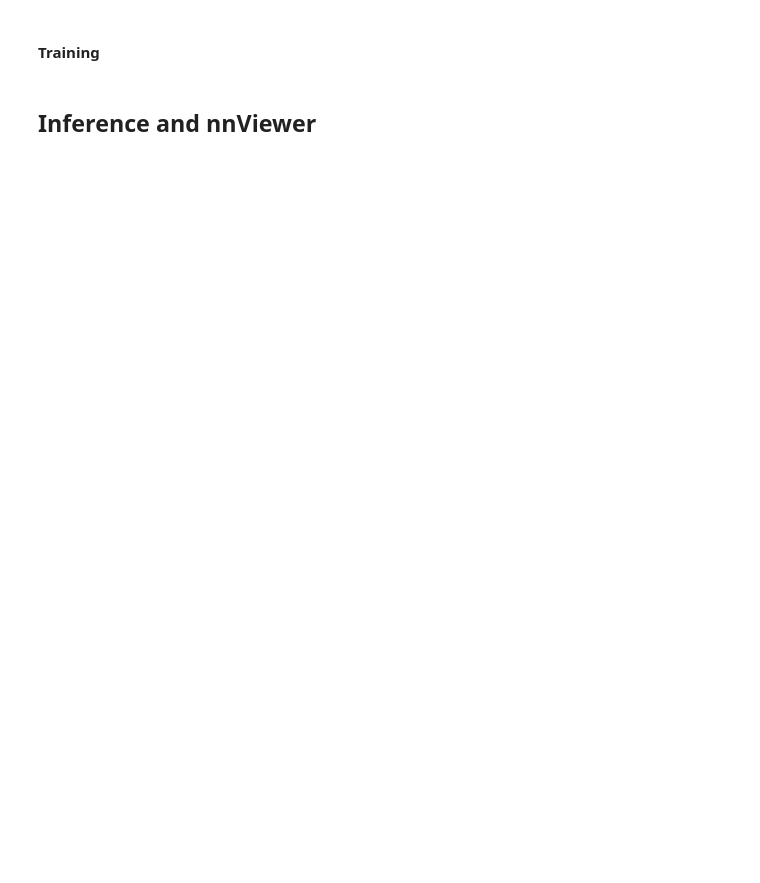
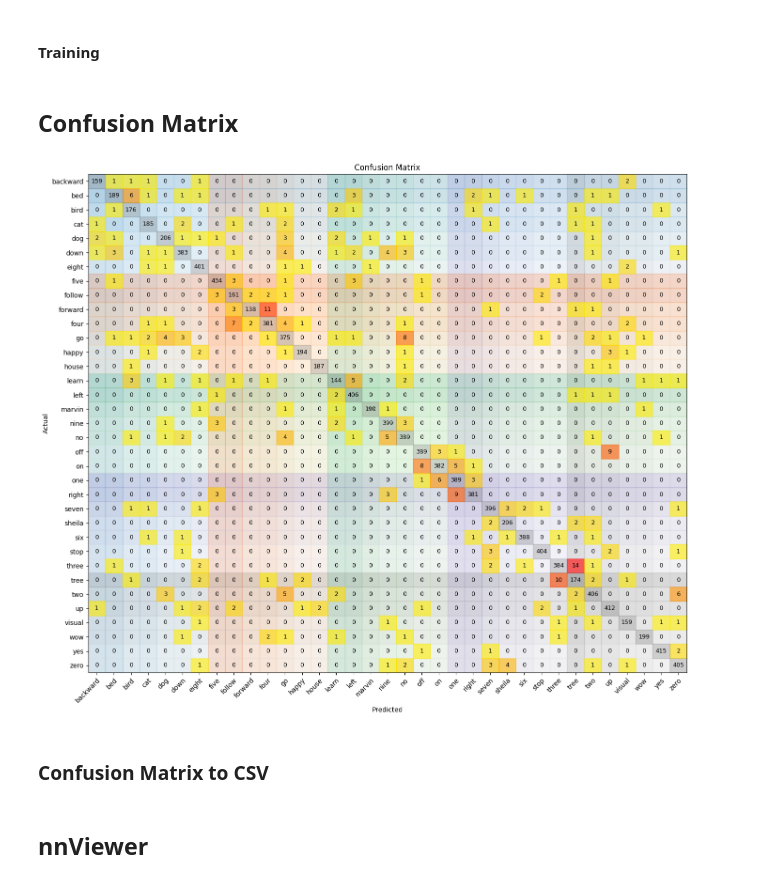
Before and after one commit to twitte01/288R_Capstone, a Jupyter notebook: notebooks/resnet_style_cnn.ipynb, the cells around one changed output. Saved outputs shown, nothing was run; the diff lists cells and outputs as text; code cells hidden in the pictures; blank space fills up the shorter version.

Commit message:
ryan notebook update (new training, confusion matrix)

```diff
--- a/notebooks/resnet_style_cnn.ipynb
+++ b/notebooks/resnet_style_cnn.ipynb
@@ -354,3 +367,5 @@ display_training_time(start=train_time_start_on_gpu, end=timer())
 
 writer.flush()
 writer.close()
+# %% [markdown]
+## Confusion Matrix
@@ -356,0 +399,69 @@ writer.close()
+# %%
+num_classes = len(cm)
+
+# Create a figure with a white background
+plt.figure(figsize=(14, 12), facecolor='white')
+ax = plt.gca()
+
+# Get unique colors for each class
+colors = plt.cm.tab20c(np.linspace(0, 1, num_classes))
+
+# Apply column colors
+for col in range(num_classes):
+    # Create a semi-transparent rectangle
+    rect = plt.Rectangle((col - 0.5, -0.5), 1, num_classes, color=colors[col], alpha=0.2, zorder=-1)
+    ax.add_patch(rect)
+
+# Apply row colors
+for row in range(num_classes):
+    rect = plt.Rectangle((-0.5, row - 0.5), num_classes, 1, color=colors[row], alpha=0.2, zorder=-1)
+    ax.add_patch(rect)
+
+# get max non-diagonal value
+max_value_non_diag = 0
+for i in range(num_classes):
+    for j in range(num_classes):
+        if i != j:
+            if cm[i, j] > max_value_non_diag:
+                max_value_non_diag = cm[i, j]
+
+# create color map using max_value_non_diag
+highlight_colors = plt.cm.autumn_r(np.linspace(0, 1, max_value_non_diag + 1))
+
+# add text and highlight non-zero values
+for i in range(num_classes):
+    for j in range(num_classes):
+        ax.text(j, i, cm[i, j], ha="center", va="center", color="black", fontsize=9)
+        # make non-zero values more visible (but not diagonals)
+        if cm[i, j] > 0 and i != j:
+            rect = plt.Rectangle((j - 0.5, i - 0.5), 1, 1, color=highlight_colors[cm[i, j]], alpha=0.6, zorder=-1)
+            ax.add_patch(rect)
+
+
+# color diagonal cells unique color
+for i in range(num_classes):
+    rect = plt.Rectangle((i - 0.5, i - 0.5), 1, 1, color='gray', alpha=0.3, zorder=-1)
+    ax.add_patch(rect)
+
+
+# Setup the axes
+ax.set_xticks(np.arange(num_classes))
+ax.set_yticks(np.arange(num_classes))
+ax.set_xticklabels(classes)
+ax.set_yticklabels(classes)
+
+# Rotate the x labels
+plt.setp(ax.get_xticklabels(), rotation=45, ha="right", rotation_mode="anchor")
+
+# Set limits to ensure all cells are visible
+ax.set_xlim(-0.5, num_classes - 0.5)
+ax.set_ylim(num_classes - 0.5, -0.5)  # Invert y-axis to match conventional matrix display
+
+plt.xlabel('Predicted')
+plt.ylabel('Actual')
+plt.title('Confusion Matrix')
+plt.tight_layout()
+# %% [output]
+[figure, added]
+# %% [markdown]
+### Confusion Matrix to CSV
@@ -357,3 +472,3 @@ writer.close()
 # %% [markdown]
-## Inference and nnViewer
+## nnViewer
 # %%
```
Also changed, not shown: parts of 17 cells of this notebook.
